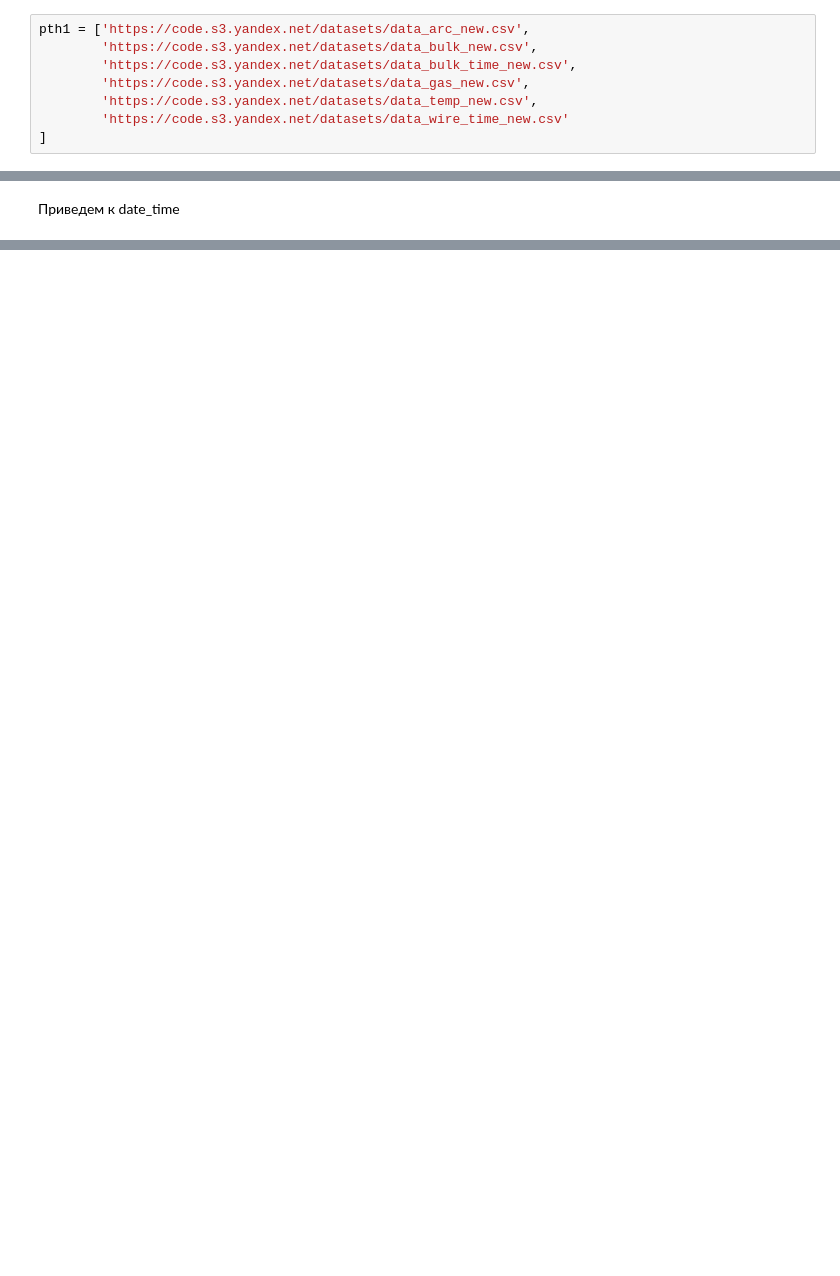
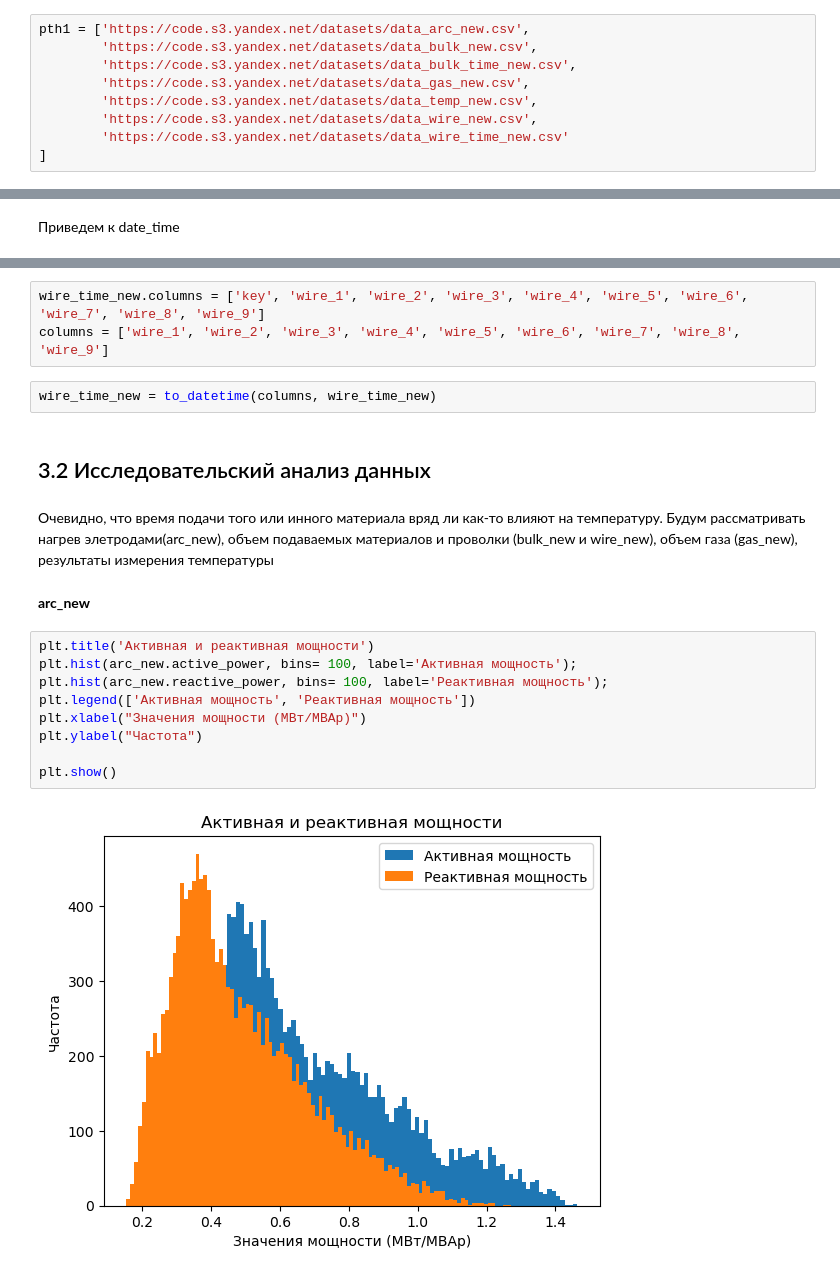
Before and after one commit to DmitrijUsachev/final_project, a Jupyter notebook: final_project.ipynb, the cells around one changed output, grey strips where cells are left out. Cells and saved outputs as stored; diff of their text form; blank space fills up the shorter version.

```diff
--- a/final_project.ipynb
+++ b/final_project.ipynb
@@ -94,6 +113,7 @@ pth1 = ['https://code.s3.yandex.net/datasets/data_arc_new.csv',
         'https://code.s3.yandex.net/datasets/data_bulk_time_new.csv',
         'https://code.s3.yandex.net/datasets/data_gas_new.csv',
         'https://code.s3.yandex.net/datasets/data_temp_new.csv',
+        'https://code.s3.yandex.net/datasets/data_wire_new.csv',
         'https://code.s3.yandex.net/datasets/data_wire_time_new.csv'
 ]
 # %%
@@ -497,0 +716,22 @@ bulk_time_new = bulk_time_new.fillna(0)
+# %%
+wire_time_new.columns = ['key', 'wire_1', 'wire_2', 'wire_3', 'wire_4', 'wire_5', 'wire_6', 'wire_7', 'wire_8', 'wire_9']
+columns = ['wire_1', 'wire_2', 'wire_3', 'wire_4', 'wire_5', 'wire_6', 'wire_7', 'wire_8', 'wire_9']
+# %%
+wire_time_new = to_datetime(columns, wire_time_new)
+# %% [markdown]
+## 3.2 Исследовательский анализ данных
+# %% [markdown]
+Очевидно, что время подачи того или инного материала вряд ли как-то влияют на температуру. Будум рассматривать нагрев элетродами(arc_new), объем подаваемых материалов и проволки (bulk_new и wire_new), объем газа (gas_new), результаты измерения температуры
+# %% [markdown]
+**arc_new**
+# %%
+plt.title('Активная и реактивная мощности')
+plt.hist(arc_new.active_power, bins= 100, label='Активная мощность');
+plt.hist(arc_new.reactive_power, bins= 100, label='Реактивная мощность');
+plt.legend(['Активная мощность', 'Реактивная мощность'])
+plt.xlabel("Значения мощности (МВт/МВАр)")
+plt.ylabel("Частота")
+
+plt.show()
+# %% [output]
+[figure, added]
```
Also changed, not shown: parts of 169 cells of this notebook.
